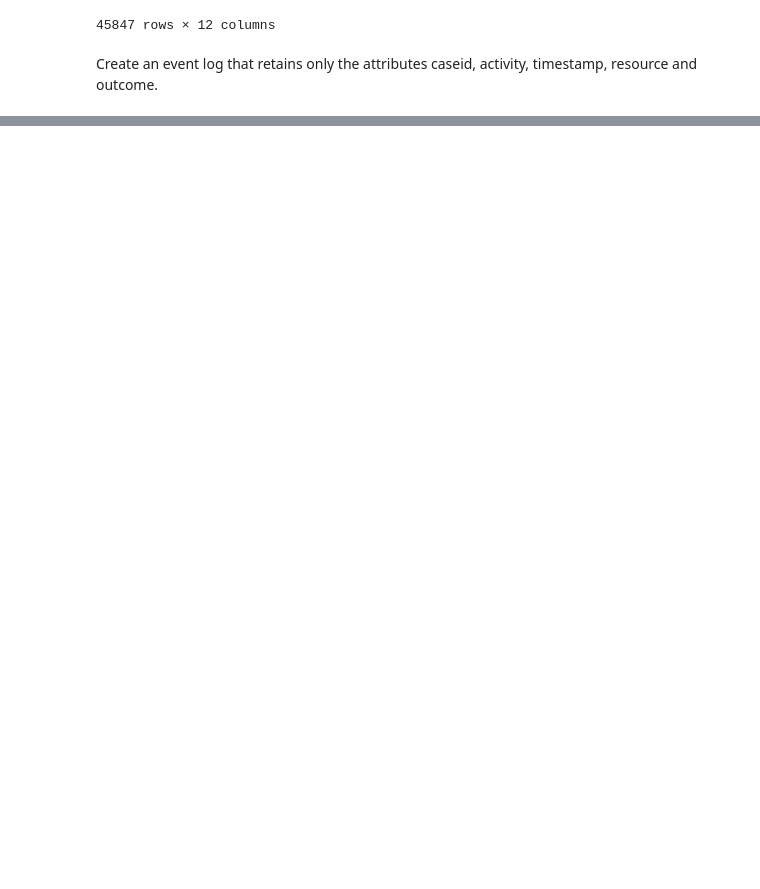
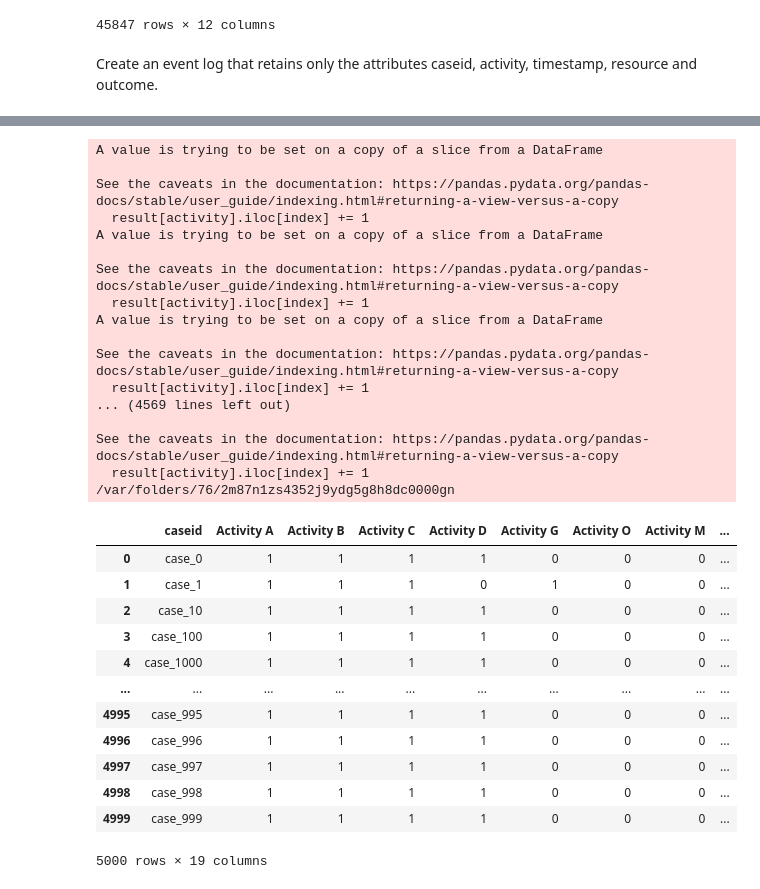
Before and after one commit to TheFalco/Project_BPM, a Jupyter notebook: Exercise 2/Small.ipynb, the cells around one changed output, grey strips where cells are left out. Drawn from its saved outputs; the diff is of its cells as text; code cells hidden in the pictures; blank space fills up the shorter version.

```diff
--- a/Exercise 2/Small.ipynb
+++ b/Exercise 2/Small.ipynb
@@ -45,0 +76,3 @@ df_2
+# %%
+x = create_prefix(df, 4)
+x
@@ -45,0 +93,28 @@ df_2
+# %%
+from datetime import *
+
+def one_hot(x, label):
+    temp = []
+    for element in x[label]:
+        for e in element:
+            temp.append(e)
+
+    df = pd.DataFrame(temp)
+    unique_val = df[0].unique()
+
+    result = x[["caseid"]].copy()
+    for e in unique_val:
+        result[e] = 0
+
+    for index, row in x.iterrows():
+        for activity in row[label]:
+            result[activity].iloc[index] += 1
+
+    return result
+
+def average_label(df, label):
+    result = x[["caseid"]].copy()
+    result["avg_"+label] = 0
+    for index, row in df.iterrows():
+        result["avg_" + label].iloc[index] = pd.to_datetime(row[label][-1]) - pd.to_datetime(row[label][0])
+    return result
@@ -45,0 +141,33 @@ df_2
+# %%
+one_hot(x, "activity")
+# %% [output]
+A value is trying to be set on a copy of a slice from a DataFrame
+
+See the caveats in the documentation: https://pandas.pydata.org/pandas-docs/stable/user_guide/indexing.html#returning-a-view-versus-a-copy
+  result[activity].iloc[index] += 1
+A value is trying to be set on a copy of a slice from a DataFrame
+
+See the caveats in the documentation: https://pandas.pydata.org/pandas-docs/stable/user_guide/indexing.html#returning-a-view-versus-a-copy
+  result[activity].iloc[index] += 1
+A value is trying to be set on a copy of a slice from a DataFrame
+
+See the caveats in the documentation: https://pandas.pydata.org/pandas-docs/stable/user_guide/indexing.html#returning-a-view-versus-a-copy
+  result[activity].iloc[index] += 1
+... (4569 lines left out)
+
+See the caveats in the documentation: https://pandas.pydata.org/pandas-docs/stable/user_guide/indexing.html#returning-a-view-versus-a-copy
+  result[activity].iloc[index] += 1
+/var/folders/76/2m87n1zs4352j9ydg5g8h8dc0000gn
+|  | caseid | Activity A | Activity B | Activity C | Activity D | Activity G | Activity O | Activity M | ... |
+| 0 | case_0 | 1 | 1 | 1 | 1 | 0 | 0 | 0 | ... |
+| 1 | case_1 | 1 | 1 | 1 | 0 | 1 | 0 | 0 | ... |
+| 2 | case_10 | 1 | 1 | 1 | 1 | 0 | 0 | 0 | ... |
+| 3 | case_100 | 1 | 1 | 1 | 1 | 0 | 0 | 0 | ... |
+| 4 | case_1000 | 1 | 1 | 1 | 1 | 0 | 0 | 0 | ... |
+| ... | ... | ... | ... | ... | ... | ... | ... | ... | ... |
+| 4995 | case_995 | 1 | 1 | 1 | 1 | 0 | 0 | 0 | ... |
+| 4996 | case_996 | 1 | 1 | 1 | 1 | 0 | 0 | 0 | ... |
+| 4997 | case_997 | 1 | 1 | 1 | 1 | 0 | 0 | 0 | ... |
+| 4998 | case_998 | 1 | 1 | 1 | 1 | 0 | 0 | 0 | ... |
+| 4999 | case_999 | 1 | 1 | 1 | 1 | 0 | 0 | 0 | ... |
+5000 rows × 19 columns
```
Also changed, not shown: parts of 10 cells of this notebook, 1 other file.
